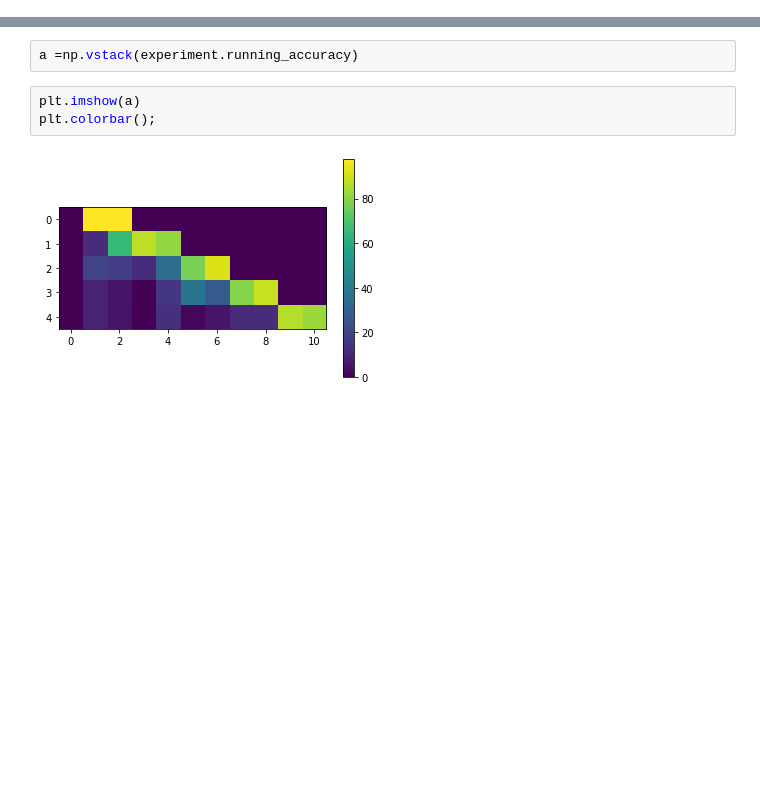
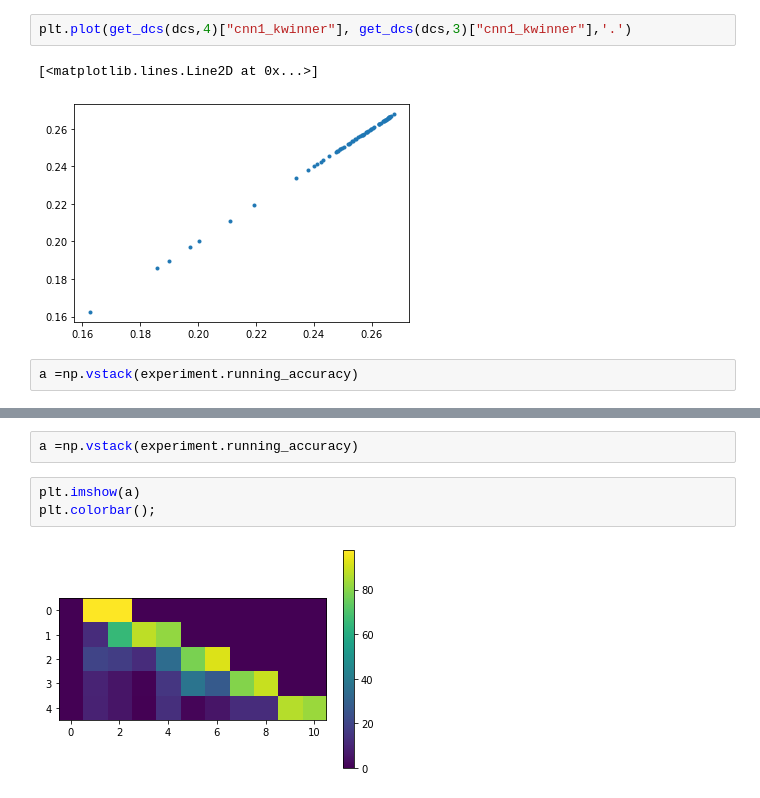
Before and after one commit to numenta/nupic.research, a Jupyter notebook: projects/continuous_learning/notebooks/Active dendrite playground-Copy1.ipynb, the cells around one changed output, grey strips where cells are left out. Cells and saved outputs as stored; diff of their text form; blank space fills up the shorter version.

```diff
--- a/projects/continuous_learning/notebooks/Active dendrite playground-Copy1.ipynb
+++ b/projects/continuous_learning/notebooks/Active dendrite playground-Copy1.ipynb
@@ -110,0 +276,7 @@ plt.plot(fc,'o');
+# %%
+plt.plot(get_dcs(dcs,4)["cnn1_kwinner"], get_dcs(dcs,3)["cnn1_kwinner"],'.')
+# %% [output]
+[<matplotlib.lines.Line2D at 0x...>]
+[figure, added]
+# %%
+a =np.vstack(experiment.running_accuracy)
```
Also changed, not shown: parts of 30 cells of this notebook, 10 other files.
